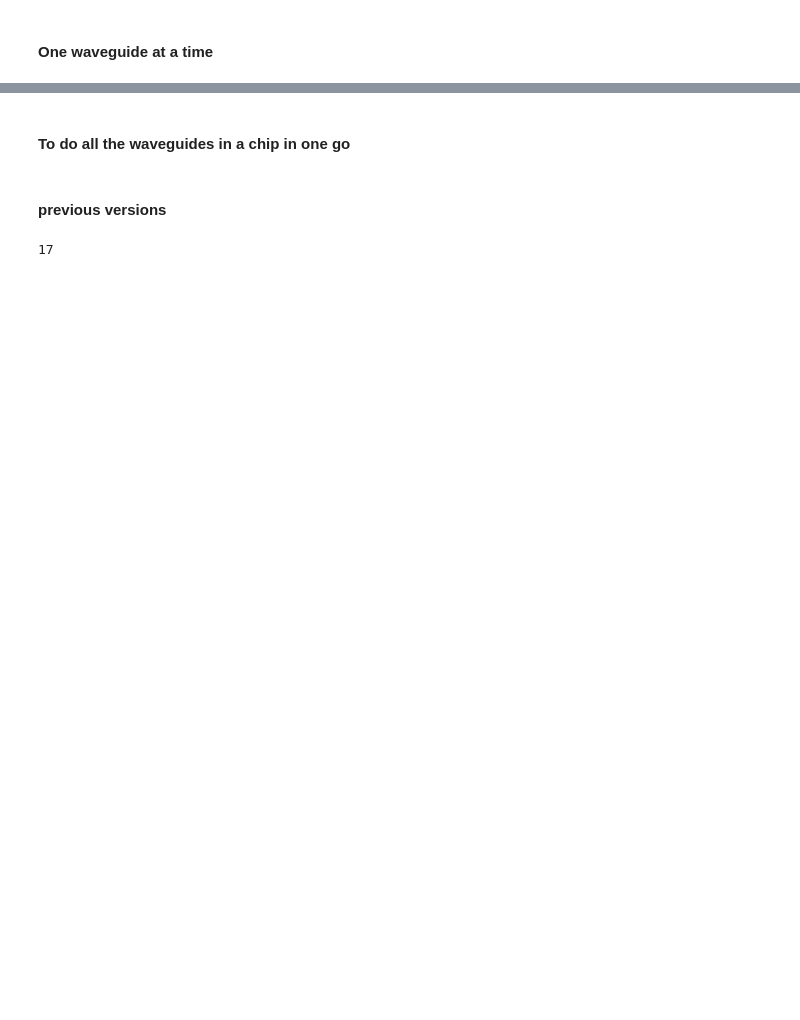
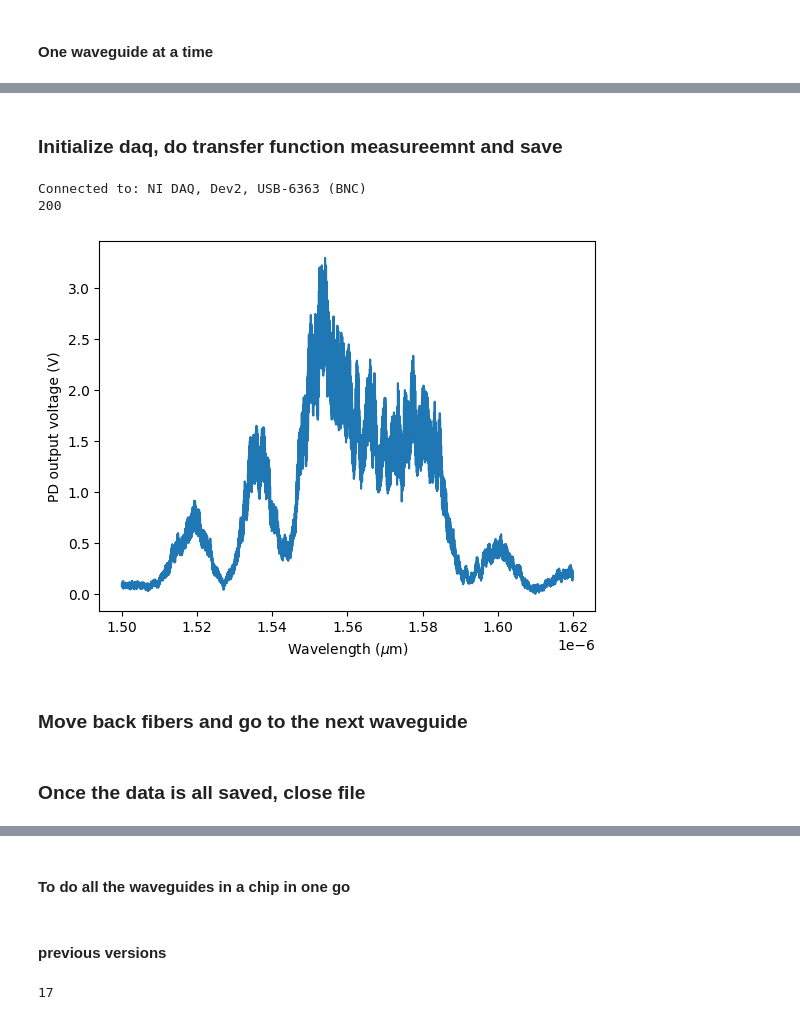
Before and after one commit to mostafa-phi/die_tester, a Jupyter notebook: main_v3.ipynb, the cells around one changed output, grey strips where cells are left out. Cells and saved outputs as stored; diff of their text form; code cells hidden in the pictures; blank space fills up the shorter version.

Commit message:
updated file saving - transfer function and insertion loss in the same script

```diff
--- a/main_v3.ipynb
+++ b/main_v3.ipynb
@@ -359,6 +453,13 @@ def prep_next_wvg(z_trans_l, z_trans_r, device_no):
 # %%
 z_trans_r = z_trans_l = 2 # 50
 # z_trans_r
+# %%
+# Interpolate to get the power in mW after the lensed fiber for a given tap output
+# tap_data = np.loadtxt(r"c:\Users\Pooja\Documents\GitHub\Three-wave-mixing\characterization_data\lut770_aftBOA267mA.csv", delimiter = ',', skiprows= 1)
+tap_data = np.loadtxt(r"c:\Users\Pooja\Documents\GitHub\Three-wave-mixing\characterization_data\lut_aftBOA267mA_aftLensedFiber.csv", delimiter = ',', skiprows= 1)
+
+idx = np.argmin(np.abs(tap_data[:,0] - 1.56e-6))
+inp_pow = tap_data[idx,2]*1e3 # scaling
 # %% [markdown]
 #### One waveguide at a time
 # %%
@@ -367,7 +468,7 @@ Aligning at 1560 nm
 
 '''
 
-device_no = 18
+# device_no = 18
 threshold = 0.02
 
 # Broad scan, femto detector
@@ -487,19 +576,0 @@ ai_channel = 'ai2'
-# %%
-#cMove back the fibers and go to the next waveguide
-# made z_trans_l = z_trans_r = 2
-if z_trans_l > 0:
-    stg.move_relative('l', 'z', -z_trans_l, wait=True)
-else:
-    z_trans_l = 2
-    stg.move_relative('l', 'z', -z_trans_l, wait=True)
-
-if z_trans_r > 0:
-    stg.move_relative('r', 'z', -z_trans_r, wait=True)
-else:
-    z_trans_r = 2
-    stg.move_relative('r', 'z', -z_trans_r, wait=True)
-
-# # move the chip to the next waveguide
-stg.set_speed('m', 9)
-# stg.move_relative('m', 'X', (381), wait=True)
-stg.move_relative('m', 'X', (8), wait=True)
@@ -505,0 +579,4 @@ stg.move_relative('m', 'X', (8), wait=True)
+# %%
+with open(file_path, mode="a", newline="", encoding="utf-8") as f:
+    writer = csv.writer(f)
+    writer.writerow([device_no, wvg_set, il])
@@ -505,0 +635,15 @@ stg.move_relative('m', 'X', (8), wait=True)
+# %% [markdown]
+### Initialize daq, do transfer function measureemnt and save
+# %%
+daq = USB6363()
+# Add Analog input channels, 4 - Si, 5 - TSL770
+daq.ai_task = nidaqmx.Task()
+daq.ai_task.ai_channels.add_ai_voltage_chan("Dev2/ai5, Dev2/ai4, Dev2/ai0")
+
+transfer_fn(folder_path, device_no, wvg_set)
+
+daq.close()
+# %% [output]
+Connected to: NI DAQ, Dev2, USB-6363 (BNC)
+200
+[figure, added]
@@ -505,0 +653,2 @@ stg.move_relative('m', 'X', (8), wait=True)
+# %% [markdown]
+### Move back fibers and go to the next waveguide
@@ -505,0 +681,2 @@ stg.move_relative('m', 'X', (8), wait=True)
+# %% [markdown]
+### Once the data is all saved, close file
```
Also changed, not shown: parts of 42 cells of this notebook, 3 other files.
